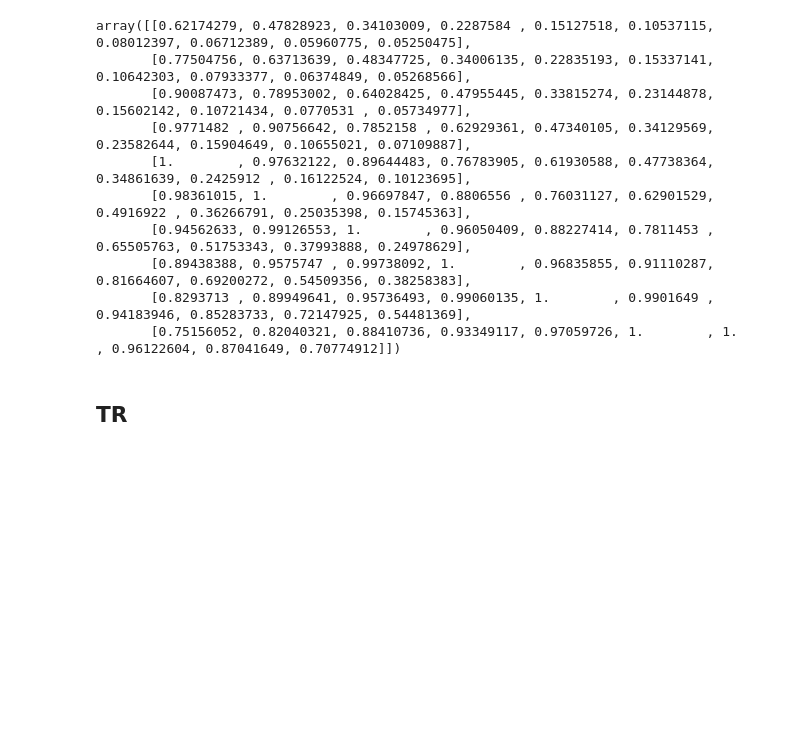
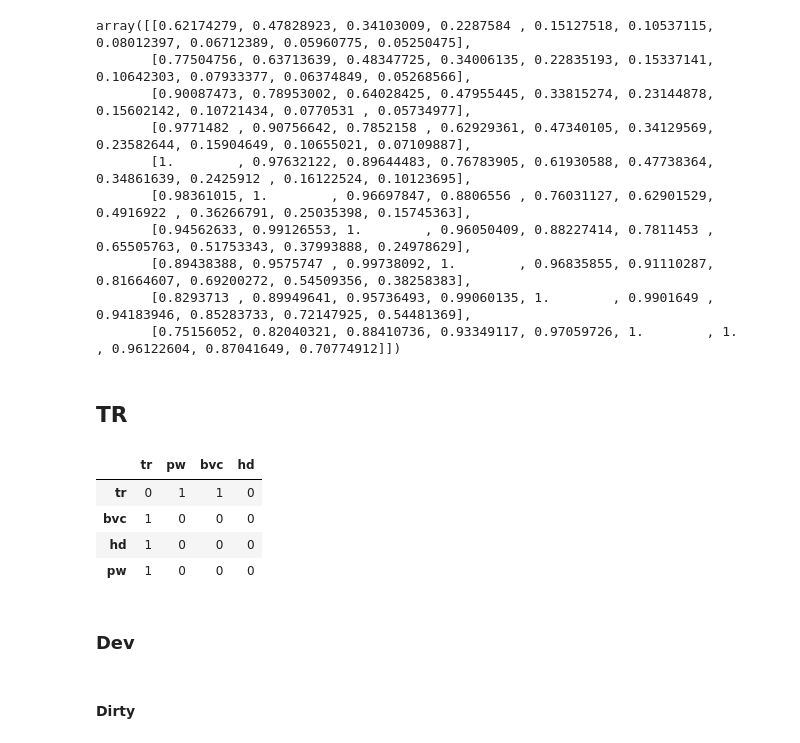
Before and after one commit to 1101AlexZab1011/SpatialMemory, a Jupyter notebook: dev/BB_prep_makeWTS_new.ipynb, the cells around one changed output. Cells and saved outputs as stored; diff of their text form; code cells hidden in the pictures; blank space fills up the shorter version.

```diff
--- a/dev/BB_prep_makeWTS_new.ipynb
+++ b/dev/BB_prep_makeWTS_new.ipynb
@@ -1995,7 +1999,7 @@ for x0 in range(1, n_hd + 1):
         Wide_x,
         x0,
         n_hd,
-        sig
+        sig_scaled
     )[n_hd:2 * n_hd]
 # %%
 hd2hd_weights[:10, :10]
@@ -2060,9 +2064,9 @@ for step in range(1, NSteps + 1):
         xt = NHD * xt / (2 * np.pi)
 
         Gaussian = (
-            np.exp(-((Wide_x - xt) / sig)**2)
-            + np.exp(-((Wide_x - xt - NHD) / sig)**2)
-            + np.exp(-((Wide_x - xt + NHD) / sig)**2)
+            np.exp(-((Wide_x - xt) / sig_scaled)**2)
+            + np.exp(-((Wide_x - xt - NHD) / sig_scaled)**2)
+            + np.exp(-((Wide_x - xt + NHD) / sig_scaled)**2)
         )
         record *= (1 - dt / decay)
         current_activation = Gaussian[NHD:2 * NHD]
@@ -2366,7 +2370,11 @@ minY = mtl_space_cfg.eval('y_min')
 mtl_grid_cfg = mtl_config['PolarGrid']
 polarDistRes = mtl_grid_cfg.eval('polar_dist_res')
 polarAngRes = mtl_grid_cfg.eval('polar_ang_res', locals={'pi': np.pi})
-HSig = mtl_grid_cfg.eval('h_sig')
+HSig = mtl_grid_cfg.eval('sigma_hill')
 
 TRes = tr_config['Space'].eval('tr_res', locals={'pi': np.pi})
 res = tr_config['Space'].eval('res')
+NSteps = tr_config['Training'].eval('n_steps')
+
+sigma_angular = hd_config['Neurons'].eval('sigma', locals={'pi': np.pi})
+n_radial_points = mtl_config['PolarGrid'].eval('n_radial_points')
@@ -2384,11 +2381,11 @@ PW2TRwts = np.zeros((NBVC, NBVC, N_TR))
 # %%
-def scale_rad(r_max):
+def scaled_polar_distribution(r_max: float) -> np.ndarray:
     rf_increment = 0.1 * np.arange(1, r_max + 1)
     polar_dist = np.zeros(r_max)
 
     for r in range(r_max):
         if not r:
-            polar_dist[r] = r
+            polar_dist[r] = 1
         else:
             polar_dist[r] = polar_dist[r-1] + rf_increment[r]
 
@@ -2397,0 +2708,8 @@ def scale_rad(r_max):
+# %%
+tr_weights.connection_map
+# %% [output]
+|  | tr | pw | bvc | hd |
+| tr | 0 | 1 | 1 | 0 |
+| bvc | 1 | 0 | 0 | 0 |
+| hd | 1 | 0 | 0 | 0 |
+| pw | 1 | 0 | 0 | 0 |
@@ -2398,3 +2730,5 @@ def scale_rad(r_max):
+# %% [markdown]
+### Dev
 # %%
 def get_boundary_activations(
     angle: np.ndarray,
@@ -2421,3 +2755,5 @@ def get_boundary_activations(
         ) * mask
     )
     return activations
+# %% [markdown]
+#### Dirty
```
Also changed, not shown: parts of 40 cells of this notebook, 7 other files.
